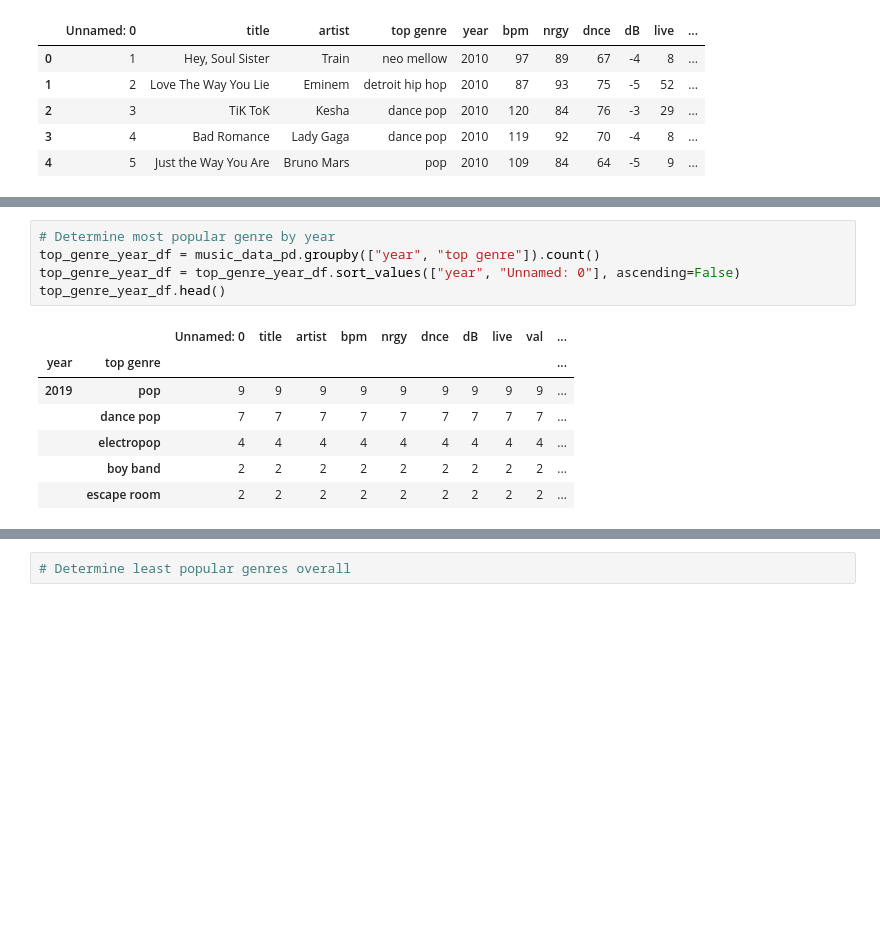
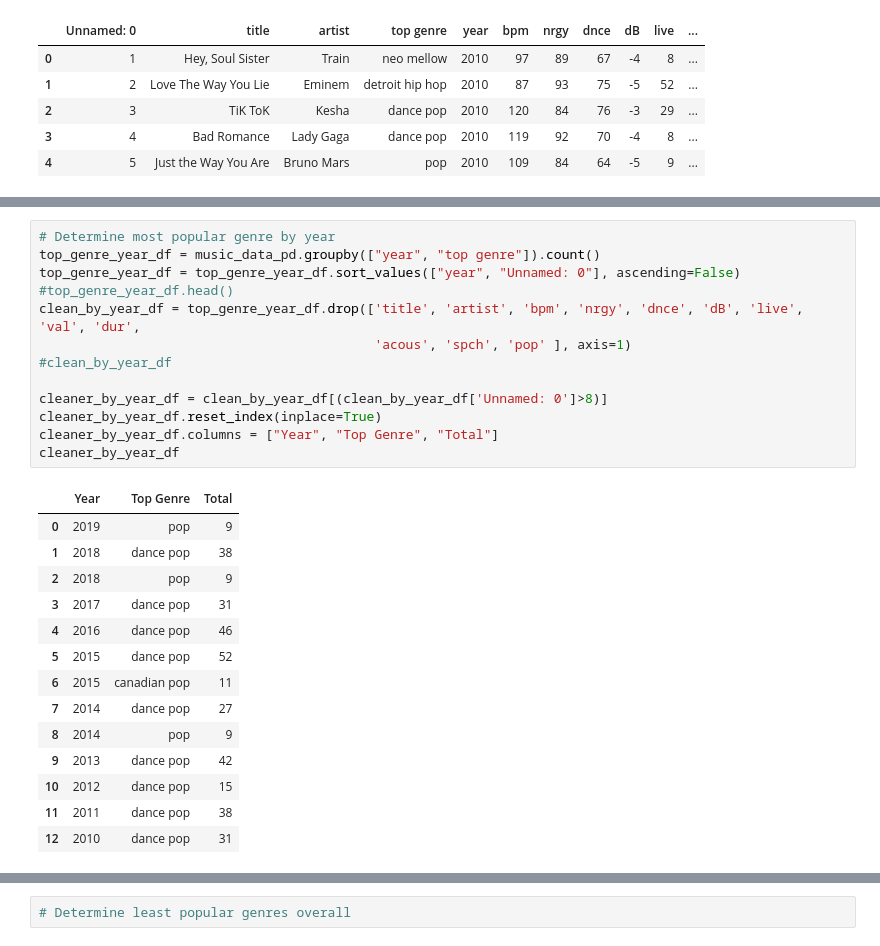
Before and after one commit to Tman2111/butler_groupE_project1, a Jupyter notebook: Team E Project.ipynb, the cells around one changed output, grey strips where cells are left out. Cells and saved outputs as stored; diff of their text form; blank space fills up the shorter version.

Commit message:
top artist

```diff
--- a/Team E Project.ipynb
+++ b/Team E Project.ipynb
@@ -97,13 +101,28 @@ plt.show()
 # %%
 # Determine most popular genre by year
 top_genre_year_df = music_data_pd.groupby(["year", "top genre"]).count()
 top_genre_year_df = top_genre_year_df.sort_values(["year", "Unnamed: 0"], ascending=False)
-top_genre_year_df.head()
+#top_genre_year_df.head()
+clean_by_year_df = top_genre_year_df.drop(['title', 'artist', 'bpm', 'nrgy', 'dnce', 'dB', 'live', 'val', 'dur',
+                                           'acous', 'spch', 'pop' ], axis=1)
+#clean_by_year_df
+
+cleaner_by_year_df = clean_by_year_df[(clean_by_year_df['Unnamed: 0']>8)]
+cleaner_by_year_df.reset_index(inplace=True)
+cleaner_by_year_df.columns = ["Year", "Top Genre", "Total"]
+cleaner_by_year_df
 # %% [output]
-|  |  | Unnamed: 0 | title | artist | bpm | nrgy | dnce | dB | live | val | ... |
-| year | top genre |  |  |  |  |  |  |  |  |  | ... |
-| 2019 | pop | 9 | 9 | 9 | 9 | 9 | 9 | 9 | 9 | 9 | ... |
-|  | dance pop | 7 | 7 | 7 | 7 | 7 | 7 | 7 | 7 | 7 | ... |
-|  | electropop | 4 | 4 | 4 | 4 | 4 | 4 | 4 | 4 | 4 | ... |
-|  | boy band | 2 | 2 | 2 | 2 | 2 | 2 | 2 | 2 | 2 | ... |
-|  | escape room | 2 | 2 | 2 | 2 | 2 | 2 | 2 | 2 | 2 | ... |
+|  | Year | Top Genre | Total |
+| 0 | 2019 | pop | 9 |
+| 1 | 2018 | dance pop | 38 |
+| 2 | 2018 | pop | 9 |
+| 3 | 2017 | dance pop | 31 |
+| 4 | 2016 | dance pop | 46 |
+| 5 | 2015 | dance pop | 52 |
+| 6 | 2015 | canadian pop | 11 |
+| 7 | 2014 | dance pop | 27 |
+| 8 | 2014 | pop | 9 |
+| 9 | 2013 | dance pop | 42 |
+| 10 | 2012 | dance pop | 15 |
+| 11 | 2011 | dance pop | 38 |
+| 12 | 2010 | dance pop | 31 |
```
Also changed, not shown: parts of 9 cells of this notebook.
